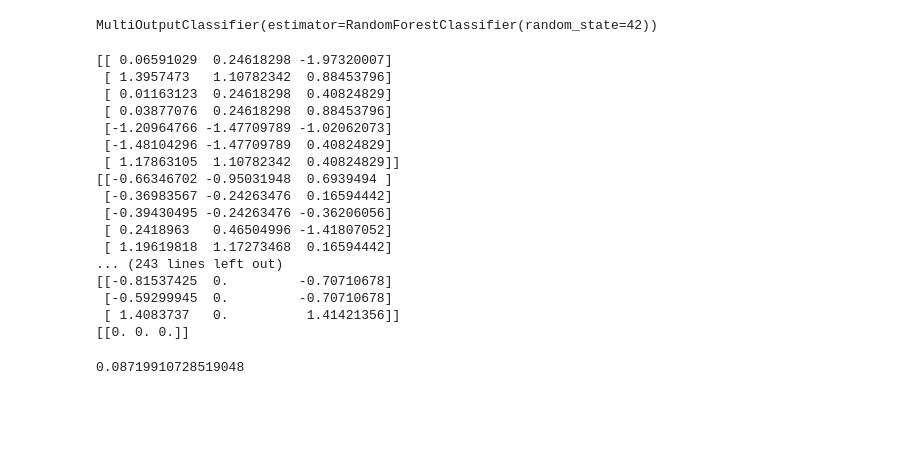
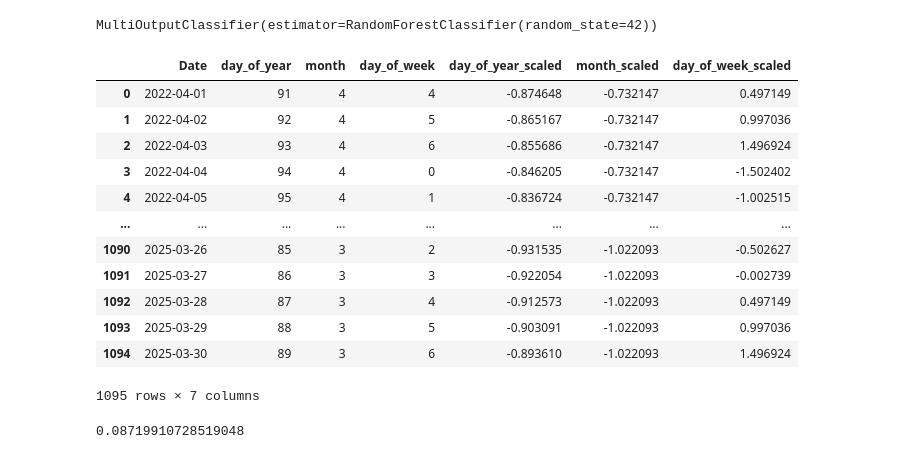
Before and after one commit to IIT-NSTU/Sales-Predictor, a Jupyter notebook: Research Part/Research File.ipynb, the cells around one changed output. Cells and saved outputs as stored; diff of their text form; code cells hidden in the pictures; blank space fills up the shorter version.

Commit message:
Sysmtem integration part started

```diff
--- a/Research Part/Research File.ipynb
+++ b/Research Part/Research File.ipynb
@@ -189,6 +191,37 @@ clf = MultiOutputClassifier(RandomForestClassifier(n_estimators=100, random_stat
 clf.fit(X_train, y_train)
 # %% [output]
 MultiOutputClassifier(estimator=RandomForestClassifier(random_state=42))
+# %%
+start_date = datetime(2022, 4, 1)
+dates = [start_date + timedelta(days=i) for i in range(365 * 3)]
+
+df = pd.DataFrame({'Date': dates})
+
+df['day_of_year'] = df['Date'].dt.dayofyear
+df['month'] = df['Date'].dt.month
+df['day_of_week'] = df['Date'].dt.dayofweek  # Monday=0, Sunday=6
+
+scaler = StandardScaler()
+scaled_features = scaler.fit_transform(df[['day_of_year', 'month', 'day_of_week']])
+
+df_scaled = pd.DataFrame(scaled_features, columns=['day_of_year_scaled', 'month_scaled', 'day_of_week_scaled'])
+df = pd.concat([df, df_scaled], axis=1)
+
+df
+# %% [output]
+|  | Date | day_of_year | month | day_of_week | day_of_year_scaled | month_scaled | day_of_week_scaled |
+| 0 | 2022-04-01 | 91 | 4 | 4 | -0.874648 | -0.732147 | 0.497149 |
+| 1 | 2022-04-02 | 92 | 4 | 5 | -0.865167 | -0.732147 | 0.997036 |
+| 2 | 2022-04-03 | 93 | 4 | 6 | -0.855686 | -0.732147 | 1.496924 |
+| 3 | 2022-04-04 | 94 | 4 | 0 | -0.846205 | -0.732147 | -1.502402 |
+| 4 | 2022-04-05 | 95 | 4 | 1 | -0.836724 | -0.732147 | -1.002515 |
+| ... | ... | ... | ... | ... | ... | ... | ... |
+| 1090 | 2025-03-26 | 85 | 3 | 2 | -0.931535 | -1.022093 | -0.502627 |
+| 1091 | 2025-03-27 | 86 | 3 | 3 | -0.922054 | -1.022093 | -0.002739 |
+| 1092 | 2025-03-28 | 87 | 3 | 4 | -0.912573 | -1.022093 | 0.497149 |
+| 1093 | 2025-03-29 | 88 | 3 | 5 | -0.903091 | -1.022093 | 0.997036 |
+| 1094 | 2025-03-30 | 89 | 3 | 6 | -0.893610 | -1.022093 | 1.496924 |
+1095 rows × 7 columns
 # %%
 # y_train_pred = clf.predict(X_train)
 
@@ -233,31 +266,25 @@ for position, product in enumerate(product_columns):
         scaler = StandardScaler()
         X_train_reg_scaled = scaler.fit_transform(X_train_reg)
 
-        print(X_train_reg_scaled)
+        # X_scaled = []
+        # for i in X_train_reg.index:
+        #     scaled_data = df[(df['day_of_year'] == X_train_reg['day_of_year'][i])
+        #              & (df['month'] == X_train_reg['month'][i])
+        #              & (df['day_of_week'] == X_train_reg['day_of_week'][i])]
+        #     scaled_data = scaled_data.to_numpy()
+        #     row = [scaled_data[0][4], scaled_data[0][5], scaled_data[0][6]]
+        #     X_scaled.append(row)
+
+        merged_df = pd.merge(X_train_reg, df, on=['day_of_year', 'month', 'day_of_week'], how='left')
+
+        # Extract the relevant scaled columns from the merged DataFrame
+        X_scaled = merged_df.iloc[:, -3:].to_numpy()
 
         # Train the regression model with SGDRegressor
         reg.fit(X_train_reg_scaled, y_train_reg)
 
         # Store the regression model
         regression_models[product] = reg
-# %% [output]
-[[ 0.06591029  0.24618298 -1.97320007]
- [ 1.3957473   1.10782342  0.88453796]
- [ 0.01163123  0.24618298  0.40824829]
- [ 0.03877076  0.24618298  0.88453796]
- [-1.20964766 -1.47709789 -1.02062073]
- [-1.48104296 -1.47709789  0.40824829]
- [ 1.17863105  1.10782342  0.40824829]]
-[[-0.66346702 -0.95031948  0.6939494 ]
- [-0.36983567 -0.24263476  0.16594442]
- [-0.39430495 -0.24263476 -0.36206056]
- [ 0.2418963   0.46504996 -1.41807052]
- [ 1.19619818  1.17273468  0.16594442]
-... (243 lines left out)
-[[-0.81537425  0.         -0.70710678]
- [-0.59299945  0.         -0.70710678]
- [ 1.4083737   0.          1.41421356]]
-[[0. 0. 0.]]
 # %%
 # Saving model to pickle file
 with open("model/classifier.pkl", "wb") as file:
```
Also changed, not shown: parts of 4 cells of this notebook, 1 other file.
